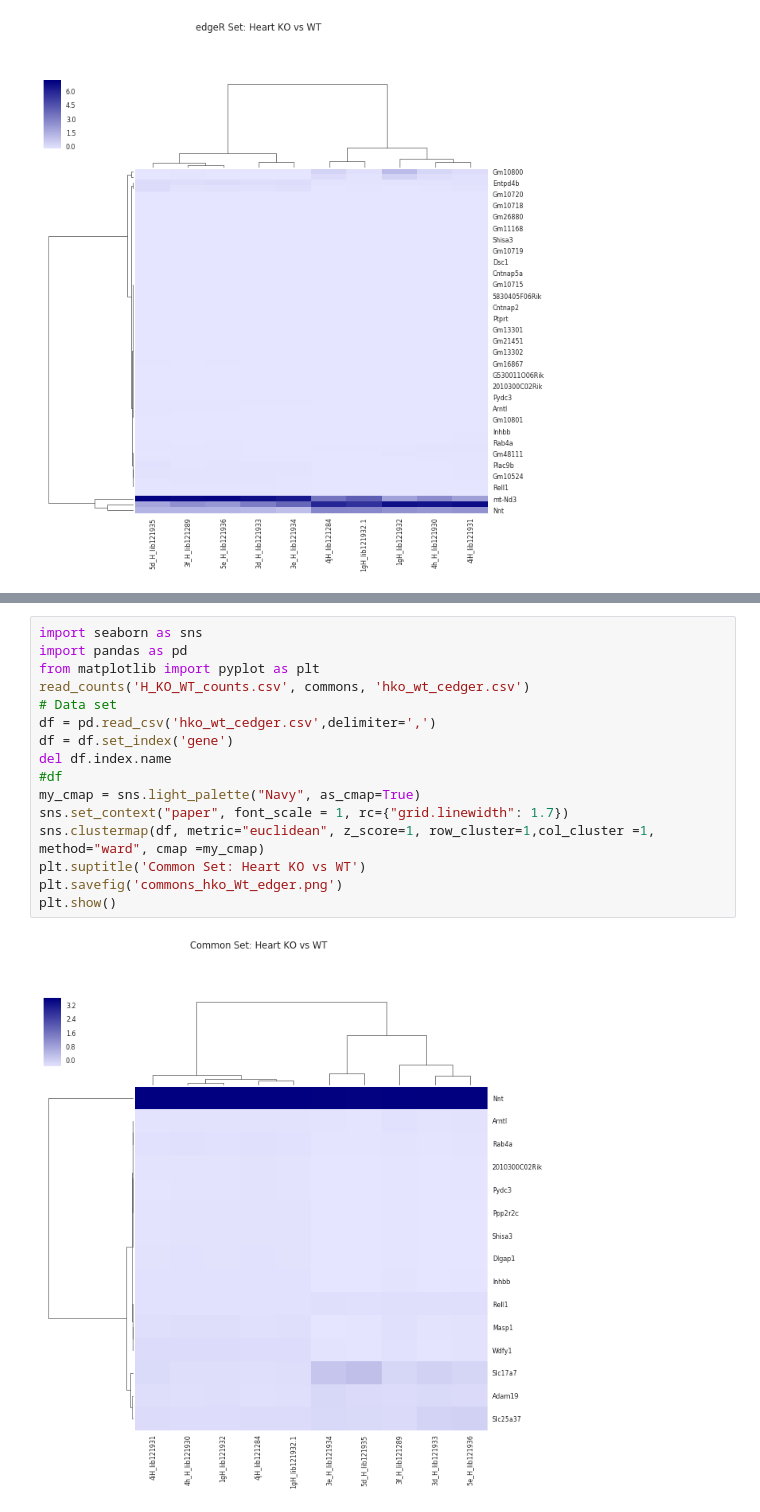
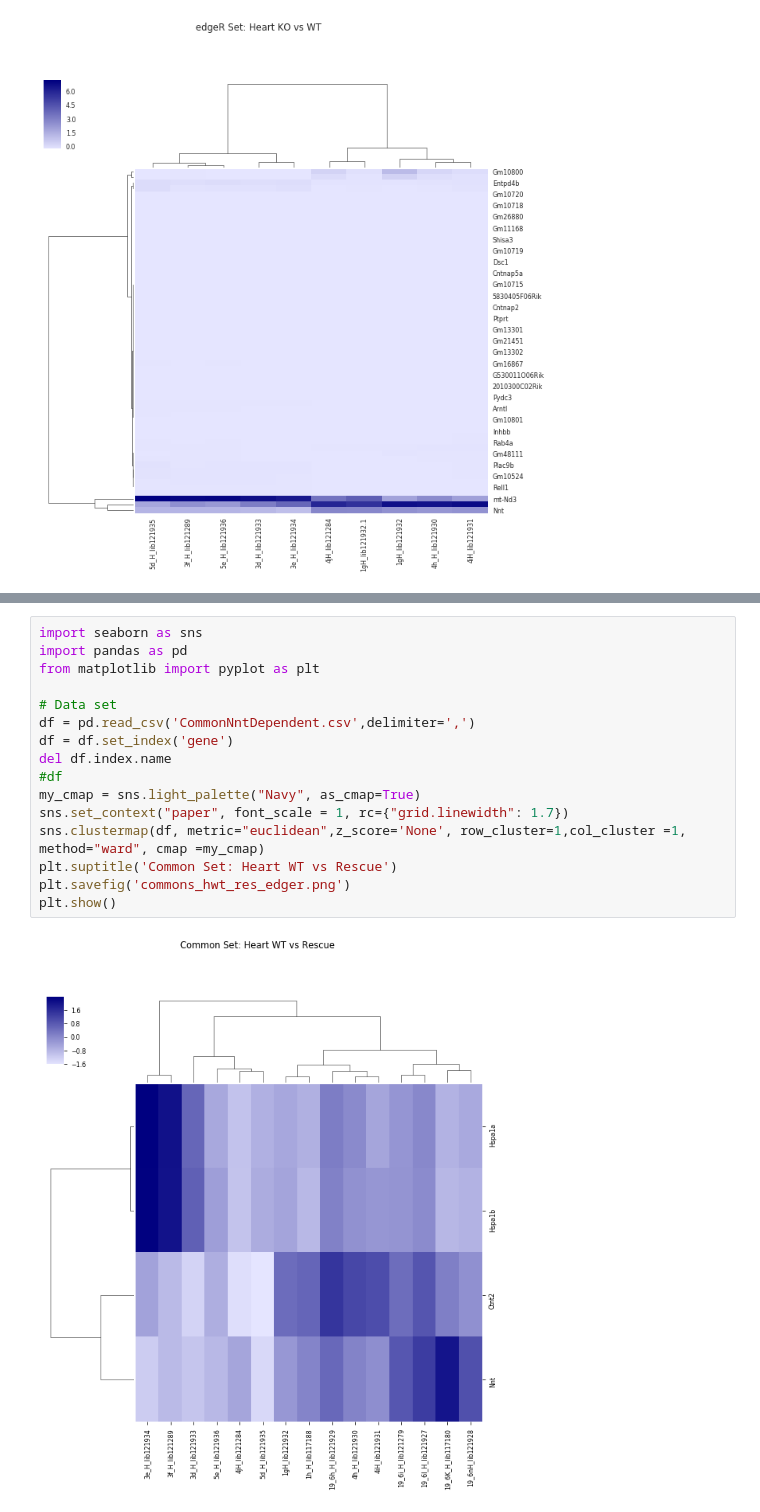
Before and after one commit to SherineAwad/EndocrineNotebooks, a Jupyter notebook: mouse_heatmaps.ipynb, the cells around one changed output, grey strips where cells are left out. Cells and saved outputs as stored; diff of their text form.

Commit message:
Update mouse_heatmaps

```diff
--- a/mouse_heatmaps.ipynb
+++ b/mouse_heatmaps.ipynb
@@ -125,21 +102,21 @@ plt.show()
 # %%
 import seaborn as sns
 import pandas as pd
 from matplotlib import pyplot as plt
-read_counts('H_KO_WT_counts.csv', commons, 'hko_wt_cedger.csv')
+
 # Data set
-df = pd.read_csv('hko_wt_cedger.csv',delimiter=',')
+df = pd.read_csv('CommonNntDependent.csv',delimiter=',')
 df = df.set_index('gene')
 del df.index.name
 #df
 my_cmap = sns.light_palette("Navy", as_cmap=True)
 sns.set_context("paper", font_scale = 1, rc={"grid.linewidth": 1.7})
-sns.clustermap(df, metric="euclidean", z_score=1, row_cluster=1,col_cluster =1, method="ward", cmap =my_cmap)
-plt.suptitle('Common Set: Heart KO vs WT')
-plt.savefig('commons_hko_Wt_edger.png')
+sns.clustermap(df, metric="euclidean",z_score='None', row_cluster=1,col_cluster =1, method="ward", cmap =my_cmap)
+plt.suptitle('Common Set: Heart WT vs Rescue')
+plt.savefig('commons_hwt_res_edger.png')
 plt.show()
 # %% [output]
-[figure, old version]
+[figure, new version]
 # %%
 import seaborn as sns
 import pandas as pd
```
Also changed, not shown: parts of 7 cells of this notebook.
